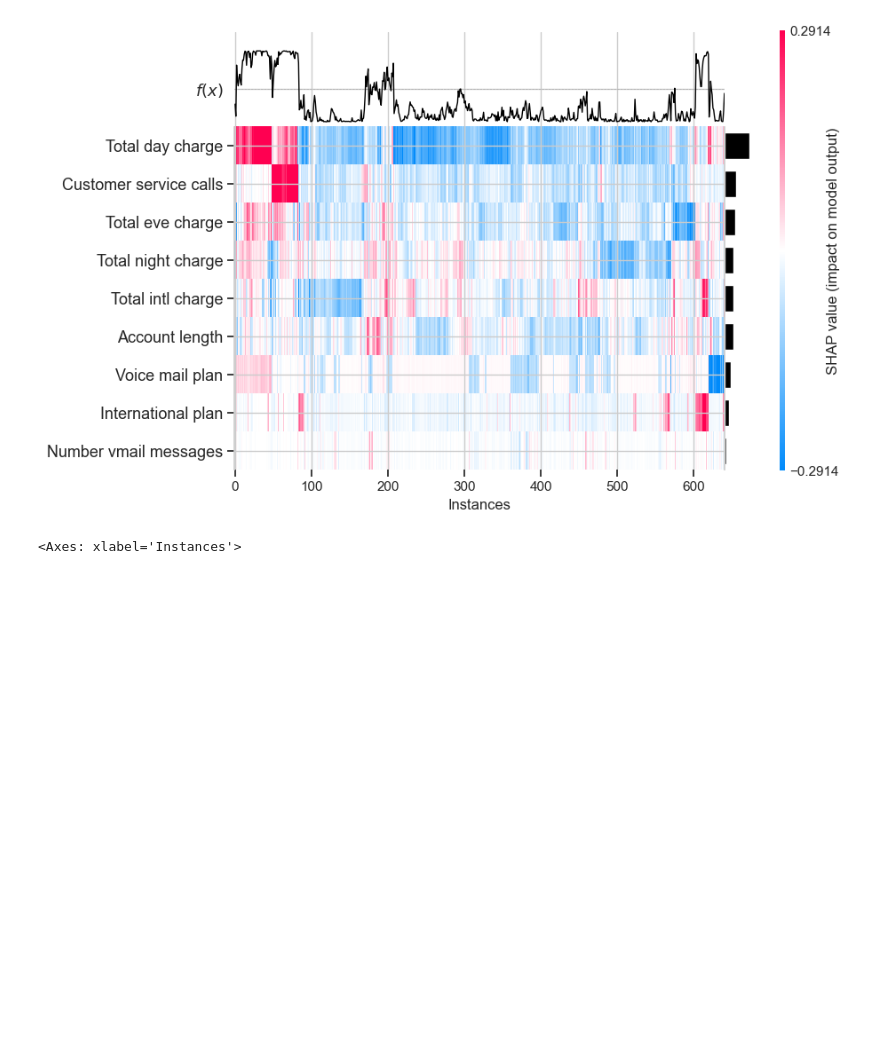
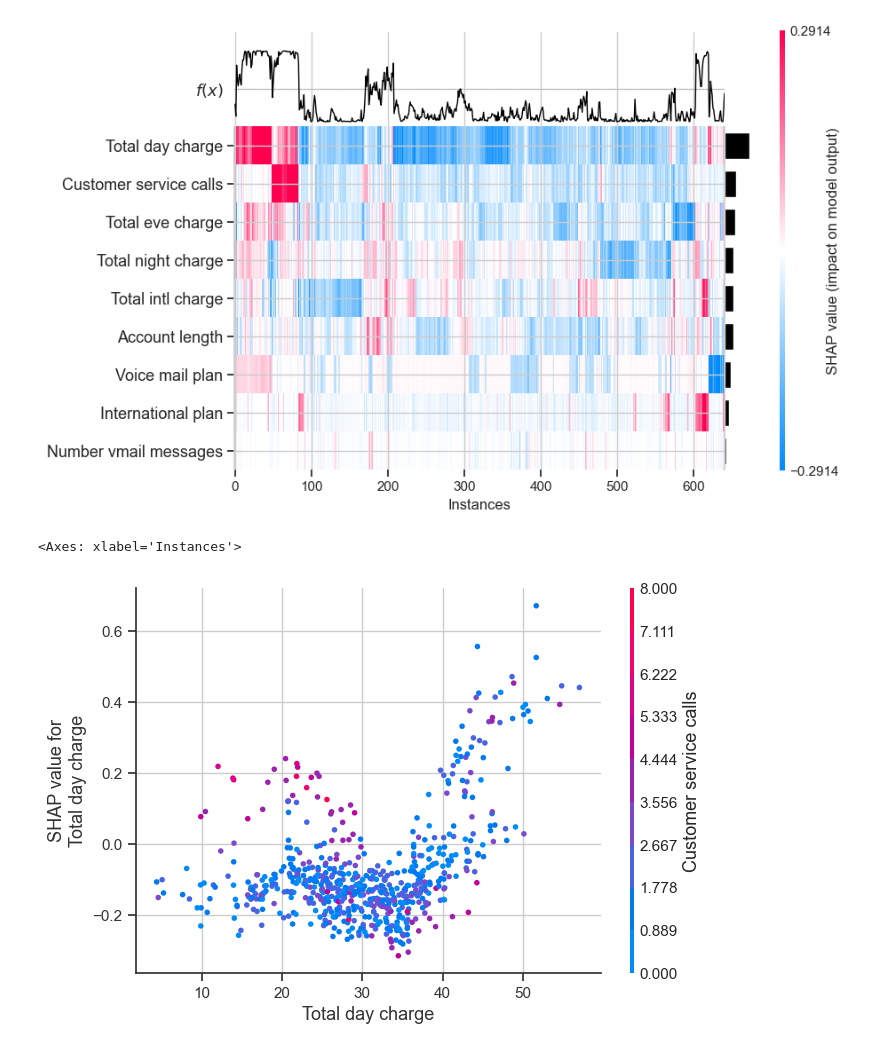
Before and after one commit to ngnquanq/xai-thesis, a Jupyter notebook: notebooks/orange/orange_xai.ipynb, the cells around one changed output. Cells and saved outputs as stored; diff of their text form; code cells hidden in the pictures; blank space fills up the shorter version.

```diff
--- a/notebooks/orange/orange_xai.ipynb
+++ b/notebooks/orange/orange_xai.ipynb
@@ -134,12 +134,12 @@ explainer = shap.TreeExplainer(model=trained_xai_model,data=X_train_upsampled,mo
 # %%
-explainer_ndarray = explainer.shap_values(X_test)
-explainer_object = explainer(X_test)
+# explainer_ndarray = explainer.shap_values(X_test)
+# explainer_object = explainer(X_test)
 # %%
 import pickle
 
 # Save the explainer object using pickle
-with open("../../model_artifact/training/orange/orange_explainer.pkl", "wb") as f:
-    pickle.dump(explainer_object, f)
+#with open("../../model_artifact/training/orange/orange_explainer.pkl", "wb") as f:
+#    pickle.dump(explainer_object, f)
 # %%
 import pickle
 # Load the explainer object using pickle
@@ -276,3 +288,8 @@ shap.plots.heatmap(shap_values=explainer_object[:,:], max_display=10)
 # %% [output]
 [figure]
 <Axes: xlabel='Instances'>
+# %%
+shap.dependence_plot(ind="Total day charge", shap_values=explainer_object.values,
+                     features=X_test, feature_names=feature_names)
+# %% [output]
+[figure, added]
```
Also changed, not shown: parts of 3 cells of this notebook, 3 other files.
